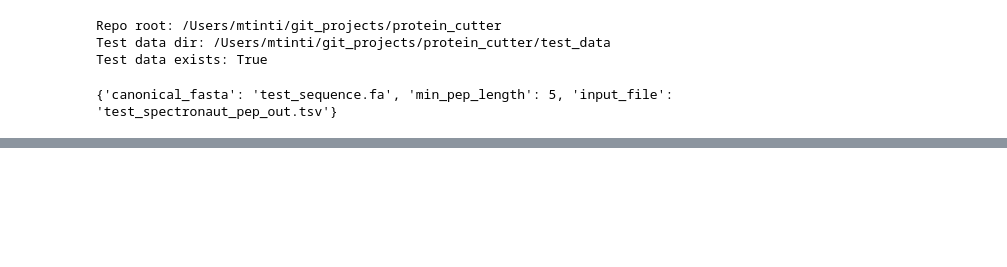
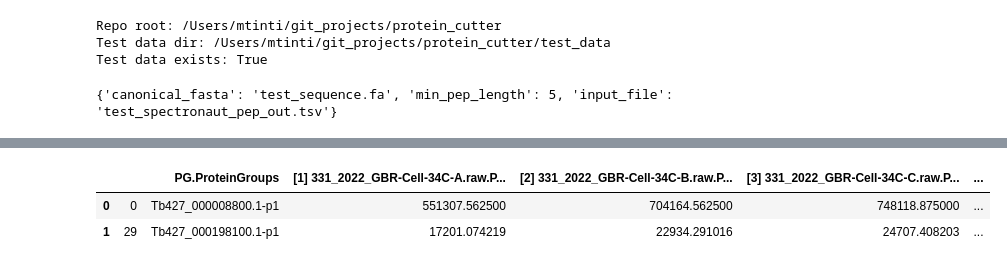
Before and after one commit to mtinti/protein_cutter, a Jupyter notebook: nbs/01_annotation.ipynb, the cells around one changed output, grey strips where cells are left out. Saved outputs shown, nothing was run; the diff lists cells and outputs as text; code cells hidden in the pictures; blank space fills up the shorter version.

```diff
--- a/nbs/01_annotation.ipynb
+++ b/nbs/01_annotation.ipynb
@@ -60,0 +95,9 @@ print(config)
+# %%
+#infile = "../datasets/spectronaut_protein_report.tsv"
+infile = TEST_DATA/'pipeline_test/prot_report.tsv'
+df_prot = pl.read_csv(infile,separator='\t').to_pandas()
+df_prot.head()
+# %% [output]
+|  |  | PG.ProteinGroups | [1] 331_2022_GBR-Cell-34C-A.raw.P... | [2] 331_2022_GBR-Cell-34C-B.raw.P... | [3] 331_2022_GBR-Cell-34C-C.raw.P... | ... |
+| 0 | 0 | Tb427_000008800.1-p1 | 551307.562500 | 704164.562500 | 748118.875000 | ... |
+| 1 | 29 | Tb427_000198100.1-p1 | 17201.074219 | 22934.291016 | 24707.408203 | ... |
```
Also changed, not shown: parts of 12 cells of this notebook, 9 other files.
